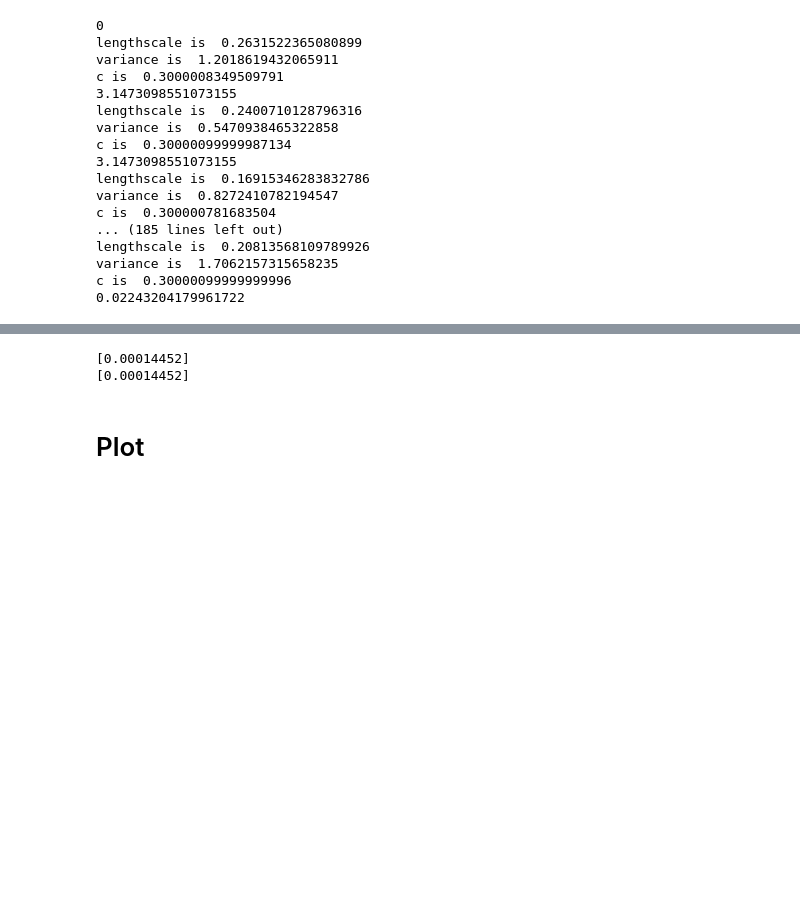
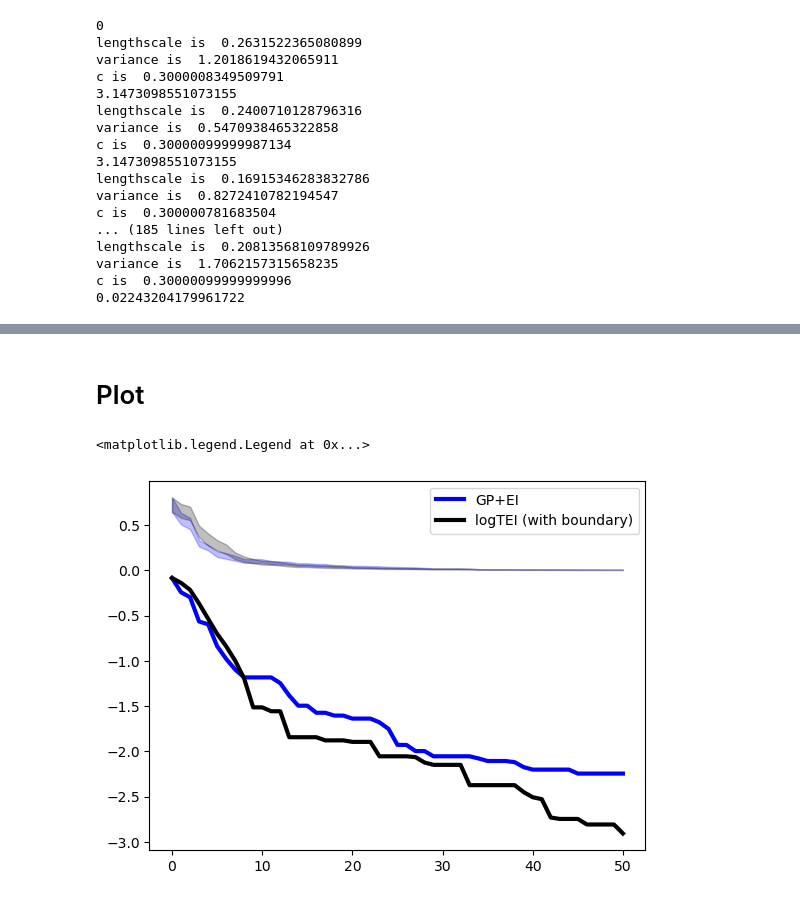
Before and after one commit to HanyangHenry-Wang/SLogGP_KnownBoundary, a Jupyter notebook: demo_run.ipynb, the cells around one changed output, grey strips where cells are left out. Cells and saved outputs as stored; diff of their text form; code cells hidden in the pictures; blank space fills up the shorter version.

```diff
--- a/demo_run.ipynb
+++ b/demo_run.ipynb
@@ -800,8 +659,2 @@ from known_boundary.acquisition_function import SLogTEI,SLogEI
-# %%
-print(SLogTEI(X=np.array([0.6,0.4]).reshape(1,2),dim=2,f_best=np.min(train_Y),c=c,f_mean=mean_warp_Y,fstar=fstar,model=m))
-print(SLogEI(X=np.array([0.6,0.4]).reshape(1,2),dim=2,f_best=np.min(train_Y),c=c,f_mean=mean_warp_Y,model=m))
-# %% [output]
-[0.00014452]
-[0.00014452]
 # %% [markdown]
 # Plot
@@ -812,3 +661,26 @@ np.savetxt('exp_res/Branin2D_SLogEI_flexibleboundary', SLogEI_flexibleboundary,
 # %%
 import matplotlib.pyplot as plt
+# %%
+total_record = (np.array(BO_EI)-fstar)  #Hartmann
+mean = (np.mean(total_record,axis=0))
+bot, mid, top = np.percentile(total_record, [25, 50, 75], axis=0)
+mid = np.log10(mid)
+std = np.std(total_record,axis=0)
+iter = np.array(range(mean.shape[0]))
+plt.plot(mid,linewidth=3,label='GP+EI',color='blue')
+plt.fill_between(iter, mean-std/np.sqrt(N), mean+std/np.sqrt(N),alpha=0.25,color='blue')
+
+total_record = (np.array(LogTEI_boundary)-fstar)
+mean =  (np.mean(total_record,axis=0))
+bot, mid, top = np.percentile(total_record, [25, 50, 75], axis=0)
+mid = np.log10(mid)
+std = np.std(total_record,axis=0)
+iter = np.array(range(mean.shape[0]))
+plt.plot(mid,linewidth=3,label='logTEI (with boundary)',color='black')
+plt.fill_between(iter, mean-std/np.sqrt(N), mean+std/np.sqrt(N),alpha=0.25,color='black')
+
+plt.legend()
+# %% [output]
+<matplotlib.legend.Legend at 0x...>
+[figure, added]
 # %%
```
Also changed, not shown: parts of 28 cells of this notebook, 44 other files.
